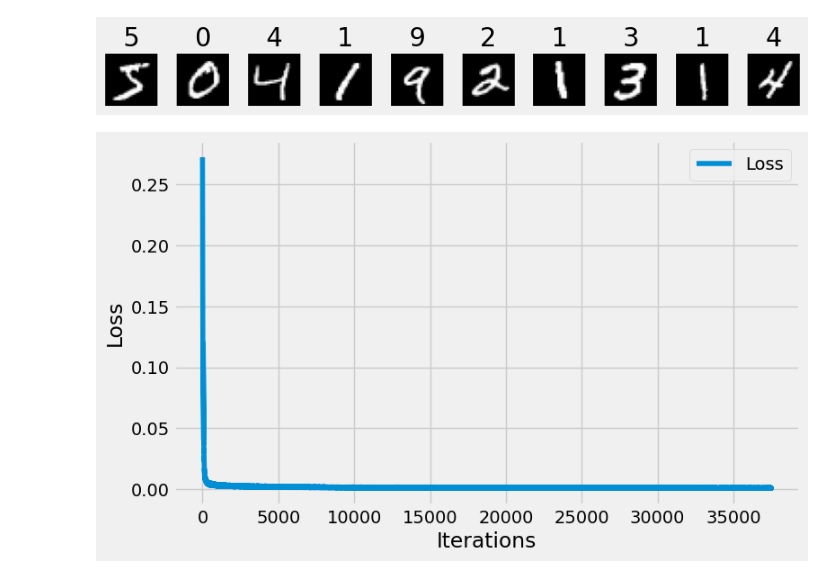
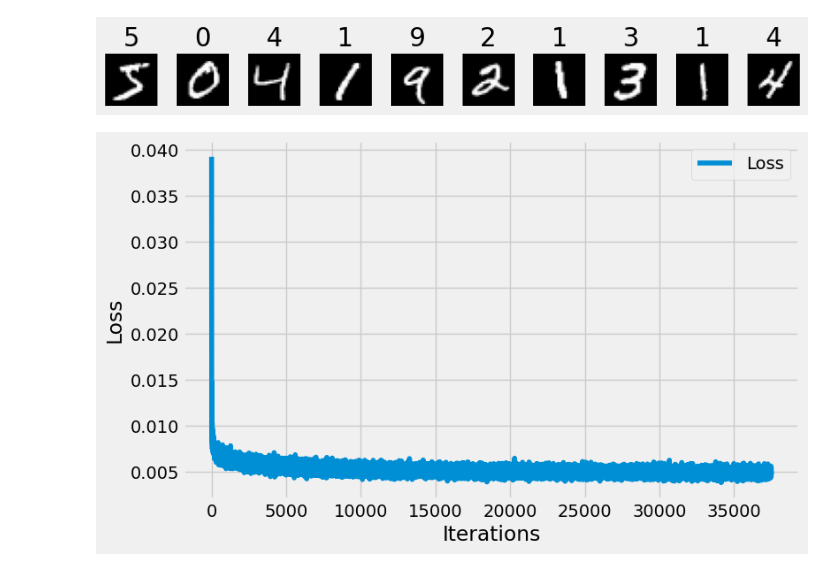
Before and after one commit to justinhangoebl/residual-quantization, a Jupyter notebook: ae.ipynb, the cells around one changed output. Saved outputs shown, nothing was run; the diff lists cells and outputs as text; code cells hidden in the pictures.

```diff
--- a/ae.ipynb
+++ b/ae.ipynb
@@ -94,35 +94,41 @@ optimizer = optim.Adam(model.parameters(), lr=learning_rate, weight_decay=weight
 outputs = []
 losses = []
 
 device = torch.device("cuda" if torch.cuda.is_available() else "cpu")
 model.to(device)
 
 for epoch in range(epochs):
     with tqdm(loader, desc=f"Epoch {epoch+1}/{epochs}") as t:
         for images, _ in t:
             images = images.view(images.size(0), -1, input_size, input_size).to(device)
+            def add_noise(image, noise_factor=0.3):
+                noise = torch.randn_like(image) * noise_factor
+                noisy_image = image + noise
+                return torch.clamp(noisy_image, 0., 1.)
 
-            reconstructed = model(images)
+            noisy_images = add_noise(images)
+
+            reconstructed = model(noisy_images)
             loss = loss_function(reconstructed, images)
 
             optimizer.zero_grad()
             loss.backward()
             optimizer.step()
 
             losses.append(loss.item())
 
             t.set_postfix(loss=f"{loss.item():.6f}")
 
     outputs.append((epoch, images, reconstructed))
 plt.style.use('fivethirtyeight')
 plt.figure(figsize=(8, 5))
 plt.plot(losses, label='Loss')
 plt.xlabel('Iterations')
 plt.ylabel('Loss')
 plt.legend()
 plt.show()
 # %% [output]
-[figure, old version]
+[figure, new version]
 # %%
 model.eval()
 dataiter = iter(loader)
```
Also changed, not shown: parts of 3 cells of this notebook.
